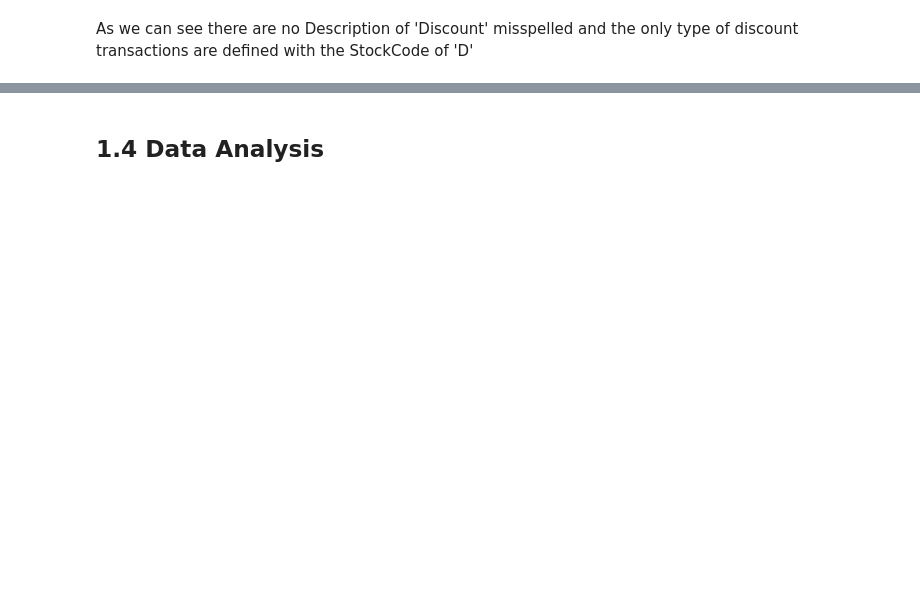
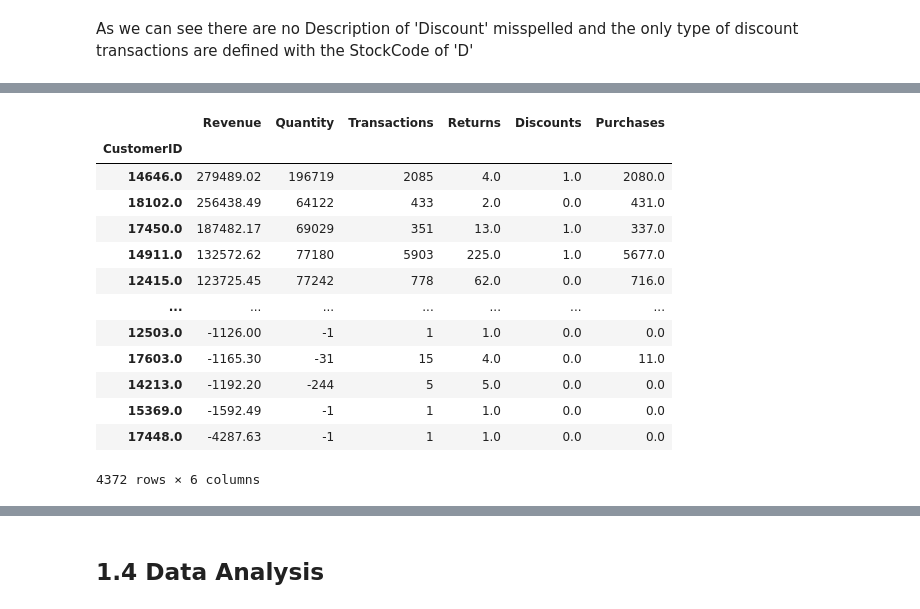
Before and after one commit to henriqueumeda/High-Value-Customers-Identification, a Jupyter notebook: Untitled.ipynb, the cells around one changed output, grey strips where cells are left out. Saved outputs shown, nothing was run; the diff lists cells and outputs as text; code cells hidden in the pictures; blank space fills up the shorter version.

```diff
--- a/Untitled.ipynb
+++ b/Untitled.ipynb
@@ -245 +283,27 @@ df['Quantity'] = [x if (x < 0) & (y == 'D') else x*(-1) if (x < 0) else x for x,
+# %%
+df_returns = df_inv[(df_inv['StockCode'] != 'D') & (df_inv['Quantity'] < 0)].groupby('CustomerID').agg({'TotalValue':len})
+df_discounts = df_inv[df_inv['StockCode'] == 'D'].groupby('CustomerID').agg({'TotalValue':len})
+
+df_cust = df_inv.groupby('CustomerID').agg({'TotalValue':np.sum, 'Quantity':np.sum, 'StockCode':len}).sort_values(by='TotalValue', ascending=False)
+df_cust = df_cust.rename(columns={'TotalValue':'Revenue', 'StockCode':'Transactions'})
+df_cust['Returns'] = df_cust.index.map(df_returns['TotalValue'])
+df_cust['Discounts'] = df_cust.index.map(df_discounts['TotalValue'])
+df_cust.fillna(0, inplace=True)
+df_cust['Purchases'] = df_cust['Transactions'] - df_cust['Returns'] - df_cust['Discounts']
+df_cust
+# %% [output]
+|  | Revenue | Quantity | Transactions | Returns | Discounts | Purchases |
+| CustomerID |  |  |  |  |  |  |
+| 14646.0 | 279489.02 | 196719 | 2085 | 4.0 | 1.0 | 2080.0 |
+| 18102.0 | 256438.49 | 64122 | 433 | 2.0 | 0.0 | 431.0 |
+| 17450.0 | 187482.17 | 69029 | 351 | 13.0 | 1.0 | 337.0 |
+| 14911.0 | 132572.62 | 77180 | 5903 | 225.0 | 1.0 | 5677.0 |
+| 12415.0 | 123725.45 | 77242 | 778 | 62.0 | 0.0 | 716.0 |
+| ... | ... | ... | ... | ... | ... | ... |
+| 12503.0 | -1126.00 | -1 | 1 | 1.0 | 0.0 | 0.0 |
+| 17603.0 | -1165.30 | -31 | 15 | 4.0 | 0.0 | 11.0 |
+| 14213.0 | -1192.20 | -244 | 5 | 5.0 | 0.0 | 0.0 |
+| 15369.0 | -1592.49 | -1 | 1 | 1.0 | 0.0 | 0.0 |
+| 17448.0 | -4287.63 | -1 | 1 | 1.0 | 0.0 | 0.0 |
+4372 rows × 6 columns
 # %%
```
Also changed, not shown: parts of 42 cells of this notebook.
